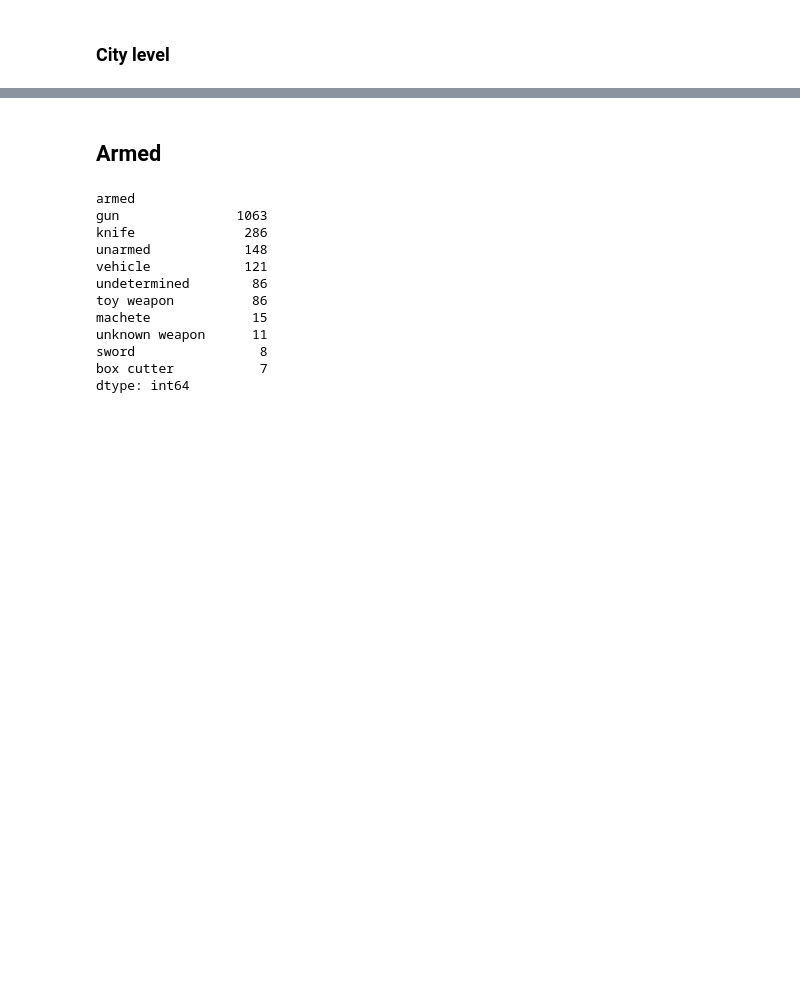
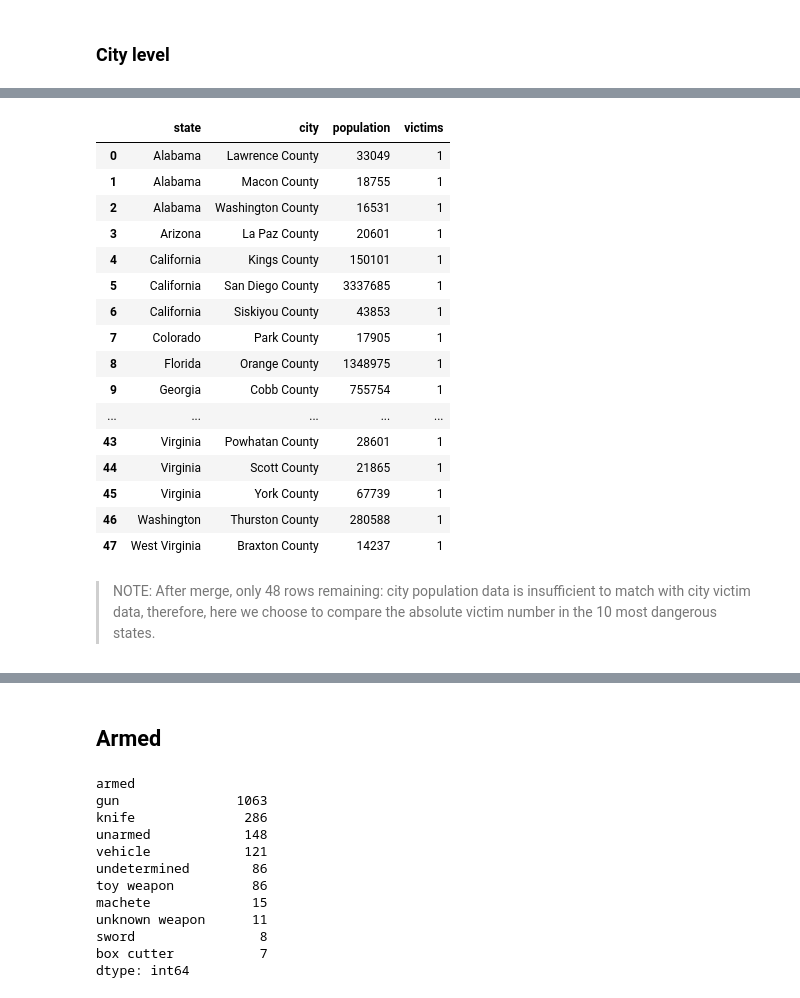
Before and after one commit to xudyang1/data_science_project, a Jupyter notebook: cse351_final_project_bacal_yang_liu.ipynb, the cells around one changed output, grey strips where cells are left out. Drawn from its saved outputs; the diff is of its cells as text; code cells hidden in the pictures; blank space fills up the shorter version.

```diff
--- a/cse351_final_project_bacal_yang_liu.ipynb
+++ b/cse351_final_project_bacal_yang_liu.ipynb
@@ -414,0 +440,7 @@ dtype: int64
+# %%
+state_abbre = pd.DataFrame({'state': state_names['State'], 'abbre': state_names['Abbreviation']})
+mapping = state_abbre.set_index('state').to_dict('dict')['abbre']
+state_pop = read_state_pop.rename(columns={'NAME': 'state', 'POPESTIMATE2017': 'population'}).loc[5:55, ['state', 'population']]
+state_pop.insert(0, 'abbre', state_pop['state'])
+state_pop['abbre'].replace(mapping, inplace=True)
+state_pop.head()
@@ -474,0 +499,3 @@ plt.show()
+# %%
+city_data = pd.read_csv("./sub-est2017_all.csv", encoding="ISO-8859-1")
+city_data.head()
@@ -474,0 +509,3 @@ plt.show()
+# %%
+city_pop = city_data.rename({'NAME': 'city', 'STNAME': 'state', 'POPESTIMATE2017': 'population'}, axis=1)[['state', 'city', 'population']]
+city_pop.head()
@@ -474,0 +519,8 @@ plt.show()
+# %%
+city_victims = train[['state','city']].value_counts().reset_index().rename({0: 'victims'}, axis=1)
+
+abbre_to_state = state_abbre.set_index('abbre').to_dict('dict')['state']
+
+city_victims.replace({'state': abbre_to_state}, inplace=True)
+
+city_victims
@@ -474,0 +541,25 @@ plt.show()
+# %%
+merged_city_stat = pd.merge(city_pop, city_victims, on=['state','city'], how='inner')
+
+merged_city_stat
+# %% [output]
+|  | state | city | population | victims |
+| 0 | Alabama | Lawrence County | 33049 | 1 |
+| 1 | Alabama | Macon County | 18755 | 1 |
+| 2 | Alabama | Washington County | 16531 | 1 |
+| 3 | Arizona | La Paz County | 20601 | 1 |
+| 4 | California | Kings County | 150101 | 1 |
+| 5 | California | San Diego County | 3337685 | 1 |
+| 6 | California | Siskiyou County | 43853 | 1 |
+| 7 | Colorado | Park County | 17905 | 1 |
+| 8 | Florida | Orange County | 1348975 | 1 |
+| 9 | Georgia | Cobb County | 755754 | 1 |
+| ... | ... | ... | ... | ... |
+| 43 | Virginia | Powhatan County | 28601 | 1 |
+| 44 | Virginia | Scott County | 21865 | 1 |
+| 45 | Virginia | York County | 67739 | 1 |
+| 46 | Washington | Thurston County | 280588 | 1 |
+| 47 | West Virginia | Braxton County | 14237 | 1 |
+# %% [markdown]
+> NOTE:
+> After merge, only 48 rows remaining: city population data is insufficient to match with city victim data, therefore, here we choose to compare the absolute victim number in the 10 most dangerous states.
```
Also changed, not shown: parts of 53 cells of this notebook, 20 other files.
